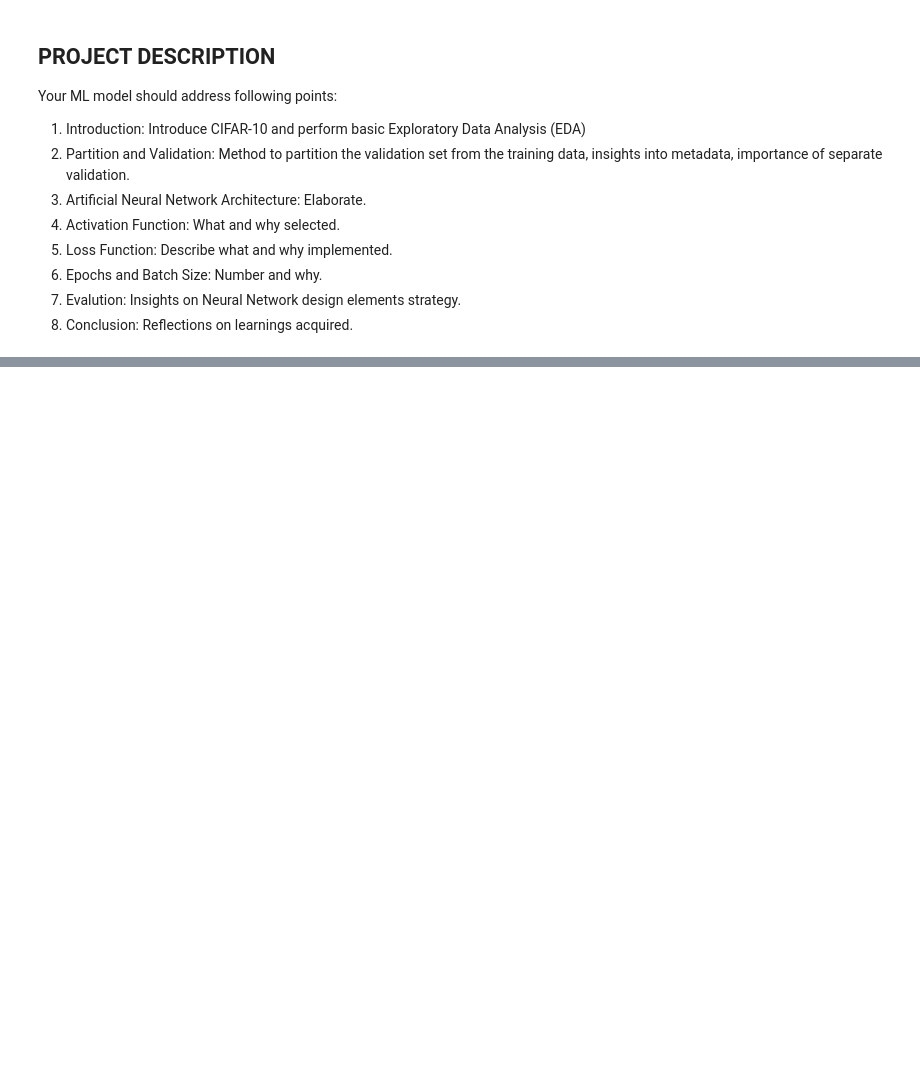
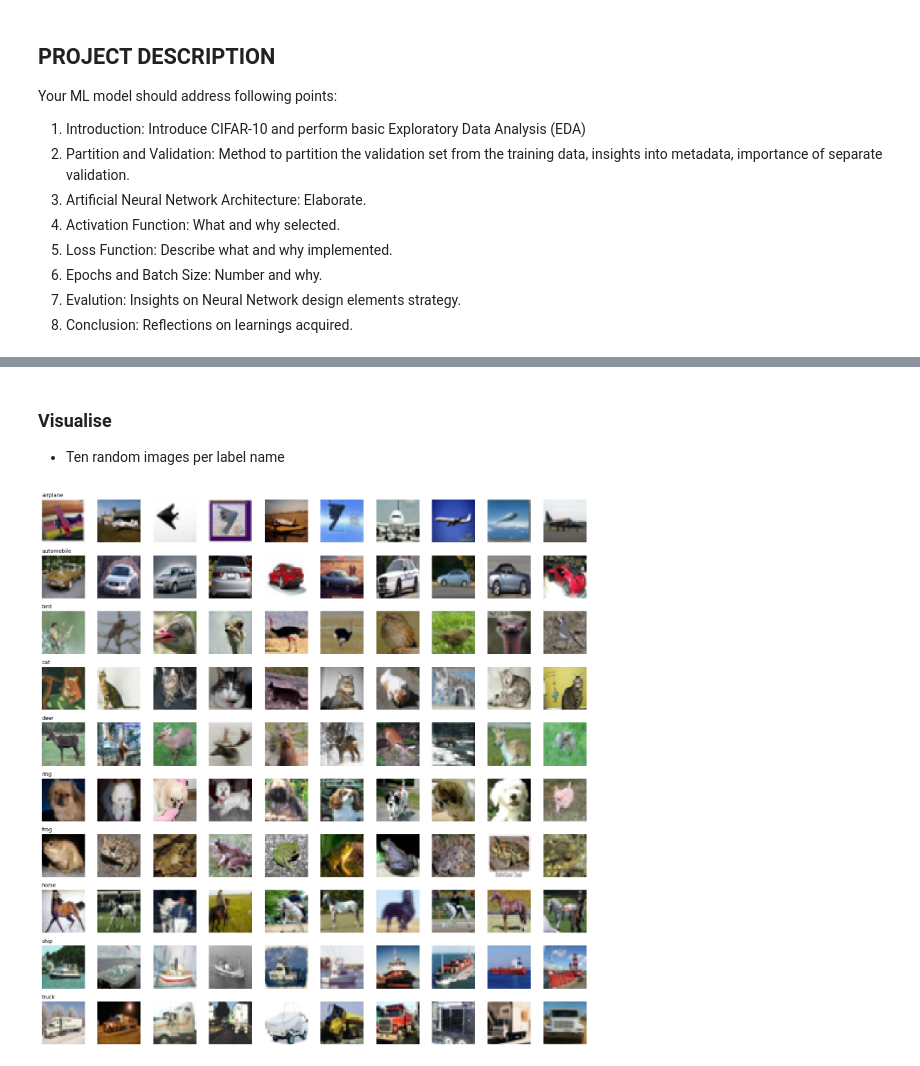
Before and after one commit to mariaingold/ObjectRecognition, a Jupyter notebook: 11_object_recognition.ipynb, the cells around one changed output, grey strips where cells are left out. Drawn from its saved outputs; the diff is of its cells as text; code cells hidden in the pictures; blank space fills up the shorter version.

Commit message:
Load CIFAR-10, EDA, Split

```diff
--- a/11_object_recognition.ipynb
+++ b/11_object_recognition.ipynb
@@ -29,0 +41,2 @@ from keras.datasets import cifar10 # import the image dataset
+# %%
+(x_train, y_train), (x_test, y_test) = cifar10.load_data()
@@ -29,0 +77,34 @@ from keras.datasets import cifar10 # import the image dataset
+# %%
+LABEL_NAMES = ['airplane', 'automobile','bird','cat', 'deer', 'dog', 'frog', 'horse', 'ship', 'truck']
+# %% [markdown]
+### Visualise
+
+- Ten random images per label name
+# %%
+# Number of samples to display per class
+num_samples = 10
+
+# Create a figure
+fig, axes = plt.subplots(len(LABEL_NAMES), num_samples, figsize=(15, 15))
+
+# Iterate over each class
+for class_idx, class_name in enumerate(LABEL_NAMES):
+    # Find the indices of images belonging to the current class
+    class_indices = np.where(y_train.flatten() == class_idx)[0]
+
+    # Randomly select `num_samples` images from the class
+    selected_indices = np.random.choice(class_indices, num_samples, replace=False)
+
+    # Plot the images
+    for i, img_idx in enumerate(selected_indices):
+        ax = axes[class_idx, i]
+        ax.imshow(x_train[img_idx])
+        ax.axis("off")
+        if i == 0:  # Add class name only on the first image
+            ax.set_title(class_name, fontsize=10, loc="left")
+
+# Adjust layout and display
+plt.tight_layout()
+plt.show()
+# %% [output]
+[figure, added]
```
Also changed, not shown: parts of 10 cells of this notebook.
